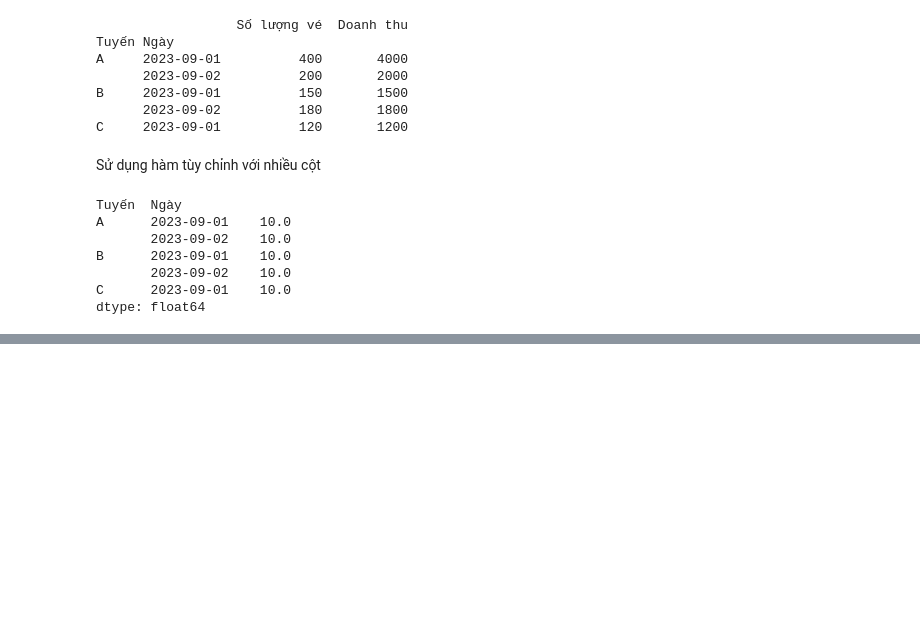
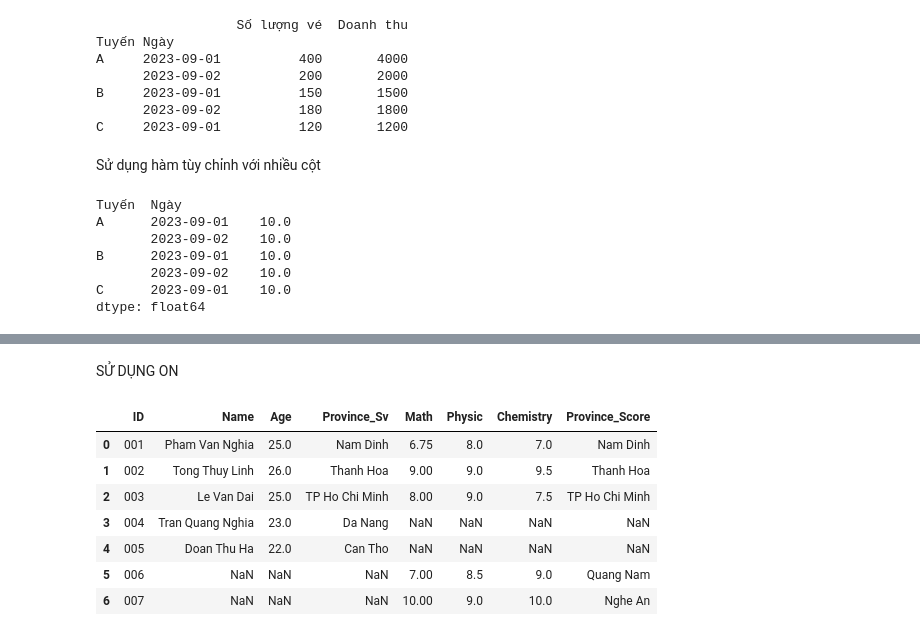
Before and after one commit to Kimbommm/AL_ML, a Jupyter notebook: PHU_LUC/2.ipynb, the cells around one changed output, grey strips where cells are left out. Drawn from its saved outputs; the diff is of its cells as text; code cells hidden in the pictures; blank space fills up the shorter version.

```diff
--- a/PHU_LUC/2.ipynb
+++ b/PHU_LUC/2.ipynb
@@ -792,0 +892,10 @@ dtype: float64
+# %%
+
+df_sinhvien = pd.DataFrame({
+    'ID':['001', '002', '003', '004', '005'],
+    'Name':['Pham Van Nghia', 'Tong Thuy Linh', 'Le Van Dai', 'Tran Quang Nghia', 'Doan Thu Ha'],
+    'Age': [25, 26, 25, 23, 22],
+    'Province':['Nam Dinh', 'Thanh Hoa', 'TP Ho Chi Minh', 'Da Nang', 'Can Tho']
+})
+
+df_sinhvien
@@ -792,0 +909,10 @@ dtype: float64
+# %%
+df_score = pd.DataFrame({
+    'ID': ['001', '002', '003', '006', '007'],
+    'Math': [6.75, 9, 8, 7, 10],
+    'Physic': [8, 9, 9, 8.5, 9],
+    'Chemistry': [7, 9.5, 7.5, 9, 10],
+    'Province': ['Nam Dinh', 'Thanh Hoa', 'TP Ho Chi Minh', 'Quang Nam', 'Nghe An']
+})
+
+df_score
@@ -792,0 +926,17 @@ dtype: float64
+# %% [markdown]
+SỬ DỤNG ON
+# %%
+pd.merge(df_sinhvien, df_score,
+         left_on='ID',
+         right_on='ID',
+         how='outer',
+         suffixes=['_Sv', '_Score'])
+# %% [output]
+|  | ID | Name | Age | Province_Sv | Math | Physic | Chemistry | Province_Score |
+| 0 | 001 | Pham Van Nghia | 25.0 | Nam Dinh | 6.75 | 8.0 | 7.0 | Nam Dinh |
+| 1 | 002 | Tong Thuy Linh | 26.0 | Thanh Hoa | 9.00 | 9.0 | 9.5 | Thanh Hoa |
+| 2 | 003 | Le Van Dai | 25.0 | TP Ho Chi Minh | 8.00 | 9.0 | 7.5 | TP Ho Chi Minh |
+| 3 | 004 | Tran Quang Nghia | 23.0 | Da Nang | NaN | NaN | NaN | NaN |
+| 4 | 005 | Doan Thu Ha | 22.0 | Can Tho | NaN | NaN | NaN | NaN |
+| 5 | 006 | NaN | NaN | NaN | 7.00 | 8.5 | 9.0 | Quang Nam |
+| 6 | 007 | NaN | NaN | NaN | 10.00 | 9.0 | 10.0 | Nghe An |
```
Also changed, not shown: parts of 21 cells of this notebook.
